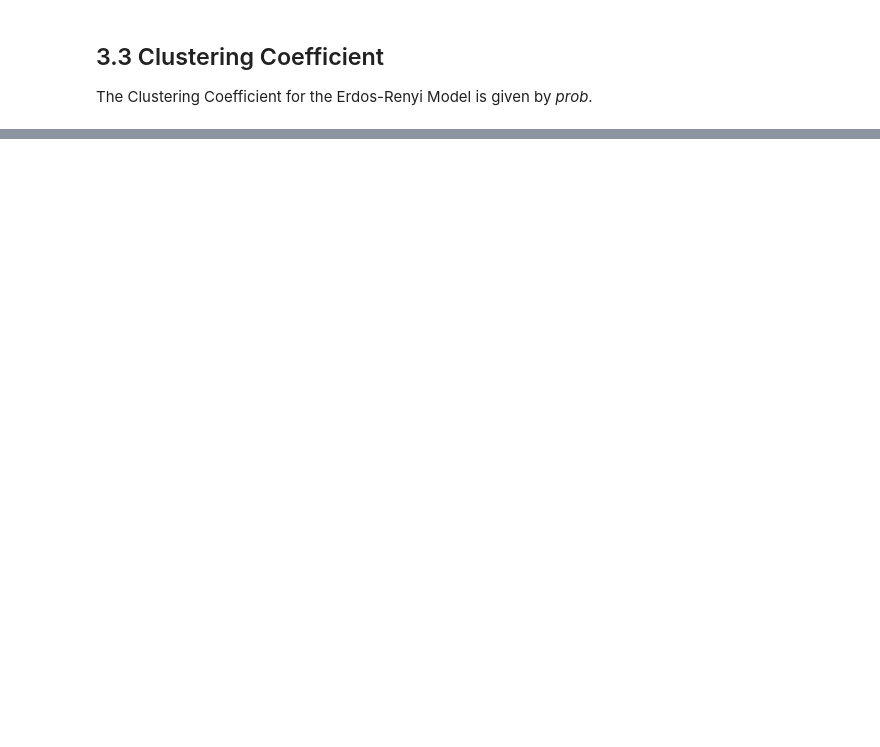
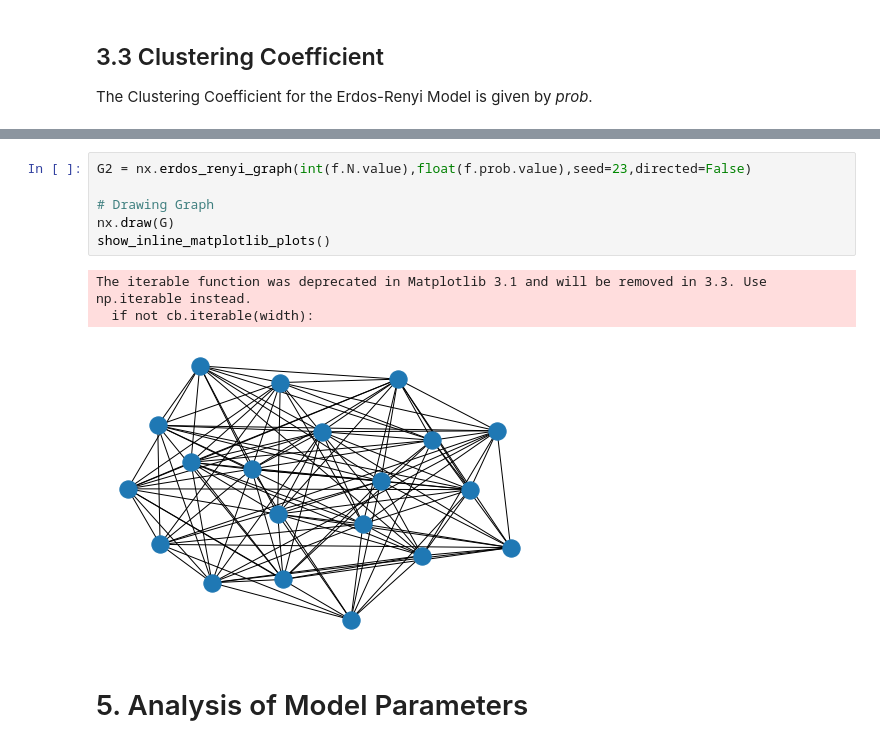
Before and after one commit to akhilnas/medium, a Jupyter notebook: Erdös-Renyi Random Graph Model.ipynb, the cells around one changed output, grey strips where cells are left out. Saved outputs shown, nothing was run; the diff lists cells and outputs as text; blank space fills up the shorter version.

```diff
--- a/Erdös-Renyi Random Graph Model.ipynb
+++ b/Erdös-Renyi Random Graph Model.ipynb
@@ -101,0 +137,12 @@ print("Clustering Coefficient calculated from Formula:" ,prob)
+# %%
+G2 = nx.erdos_renyi_graph(int(f.N.value),float(f.prob.value),seed=23,directed=False)
+
+# Drawing Graph
+nx.draw(G)
+show_inline_matplotlib_plots()
+# %% [output]
+The iterable function was deprecated in Matplotlib 3.1 and will be removed in 3.3. Use np.iterable instead.
+  if not cb.iterable(width):
+[figure, added]
+# %% [markdown]
+# 5. Analysis of Model Parameters
```
Also changed, not shown: parts of 19 cells of this notebook, 7 other files.
